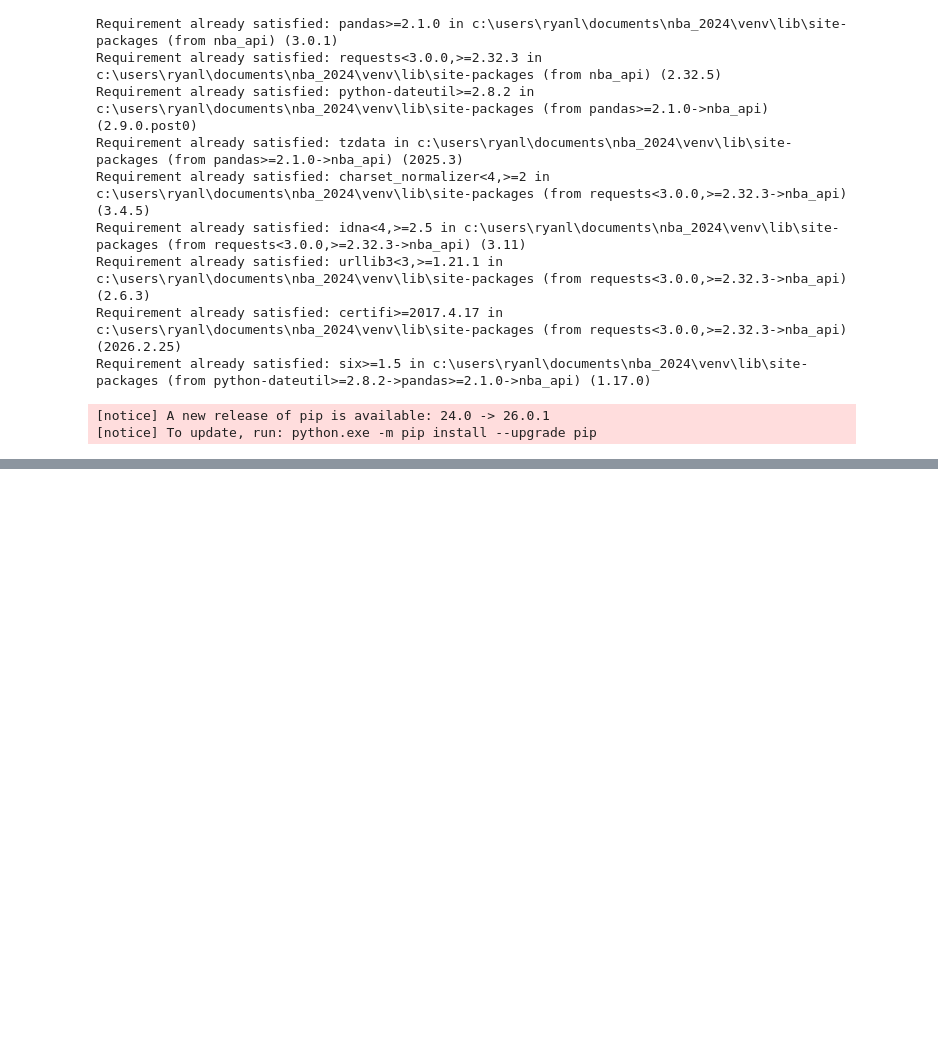
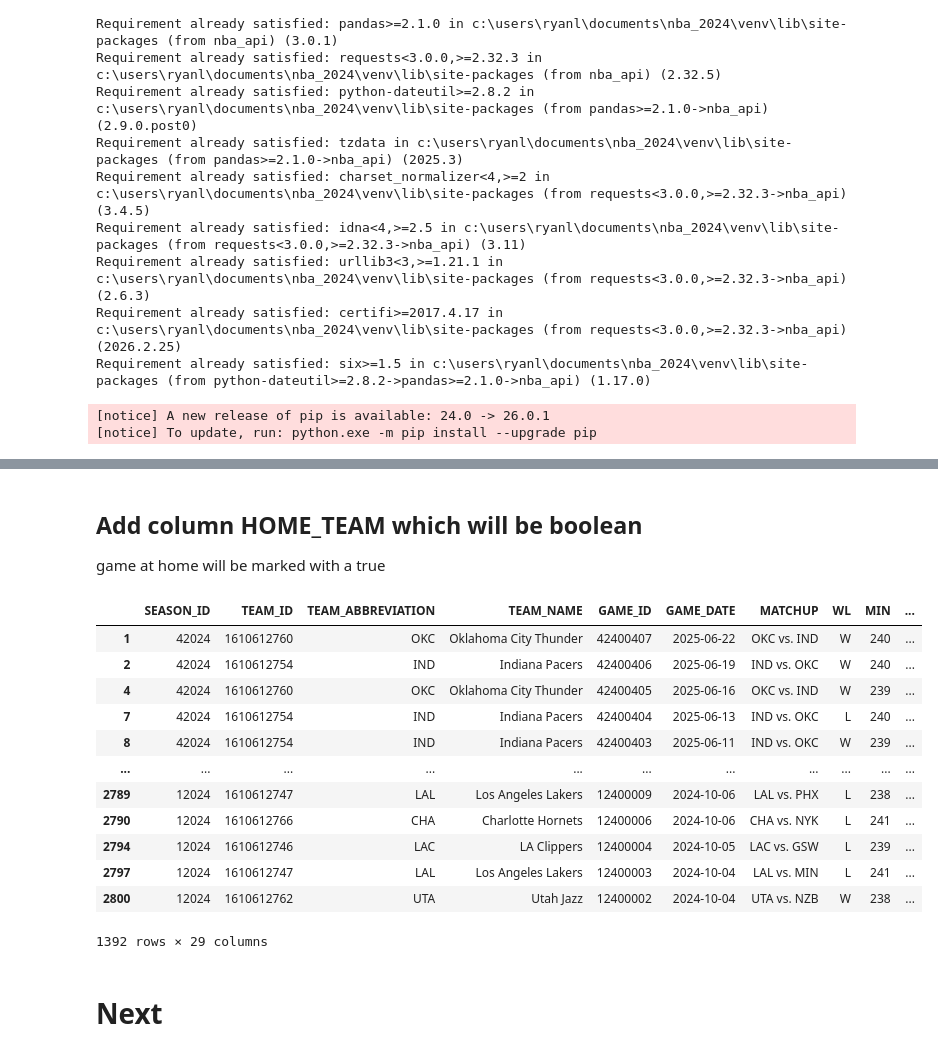
Before and after one commit to Ryanlin2/NBA_2024, a Jupyter notebook: a1.ipynb, the cells around one changed output, grey strips where cells are left out. Cells and saved outputs as stored; diff of their text form; code cells hidden in the pictures; blank space fills up the shorter version.

```diff
--- a/a1.ipynb
+++ b/a1.ipynb
@@ -28,0 +141,2 @@ df_2024_season_raw.to_csv('nba_league_games_2024-25_raw.csv')
+# %%
+df['GAME_DATE'] = pd.to_datetime(df['GAME_DATE'], errors="raise")
@@ -28,0 +161,29 @@ df_2024_season_raw.to_csv('nba_league_games_2024-25_raw.csv')
+# %% [markdown]
+## Add column HOME_TEAM which will be boolean
+
+game at home will be marked with a true
+# %%
+def isHomeGame(val) -> bool:
+    return "vs" in val
+# %%
+df["HOME_TEAM"] = df['MATCHUP'].apply(isHomeGame)
+# %%
+home_games = df.loc[df["HOME_TEAM"]]
+# %%
+home_games
+# %% [output]
+|  | SEASON_ID | TEAM_ID | TEAM_ABBREVIATION | TEAM_NAME | GAME_ID | GAME_DATE | MATCHUP | WL | MIN | ... |
+| 1 | 42024 | 1610612760 | OKC | Oklahoma City Thunder | 42400407 | 2025-06-22 | OKC vs. IND | W | 240 | ... |
+| 2 | 42024 | 1610612754 | IND | Indiana Pacers | 42400406 | 2025-06-19 | IND vs. OKC | W | 240 | ... |
+| 4 | 42024 | 1610612760 | OKC | Oklahoma City Thunder | 42400405 | 2025-06-16 | OKC vs. IND | W | 239 | ... |
+| 7 | 42024 | 1610612754 | IND | Indiana Pacers | 42400404 | 2025-06-13 | IND vs. OKC | L | 240 | ... |
+| 8 | 42024 | 1610612754 | IND | Indiana Pacers | 42400403 | 2025-06-11 | IND vs. OKC | W | 239 | ... |
+| ... | ... | ... | ... | ... | ... | ... | ... | ... | ... | ... |
+| 2789 | 12024 | 1610612747 | LAL | Los Angeles Lakers | 12400009 | 2024-10-06 | LAL vs. PHX | L | 238 | ... |
+| 2790 | 12024 | 1610612766 | CHA | Charlotte Hornets | 12400006 | 2024-10-06 | CHA vs. NYK | L | 241 | ... |
+| 2794 | 12024 | 1610612746 | LAC | LA Clippers | 12400004 | 2024-10-05 | LAC vs. GSW | L | 239 | ... |
+| 2797 | 12024 | 1610612747 | LAL | Los Angeles Lakers | 12400003 | 2024-10-04 | LAL vs. MIN | L | 241 | ... |
+| 2800 | 12024 | 1610612762 | UTA | Utah Jazz | 12400002 | 2024-10-04 | UTA vs. NZB | W | 238 | ... |
+1392 rows × 29 columns
+# %% [markdown]
+# Next
```
Also changed, not shown: parts of 25 cells of this notebook, 3 other files.
